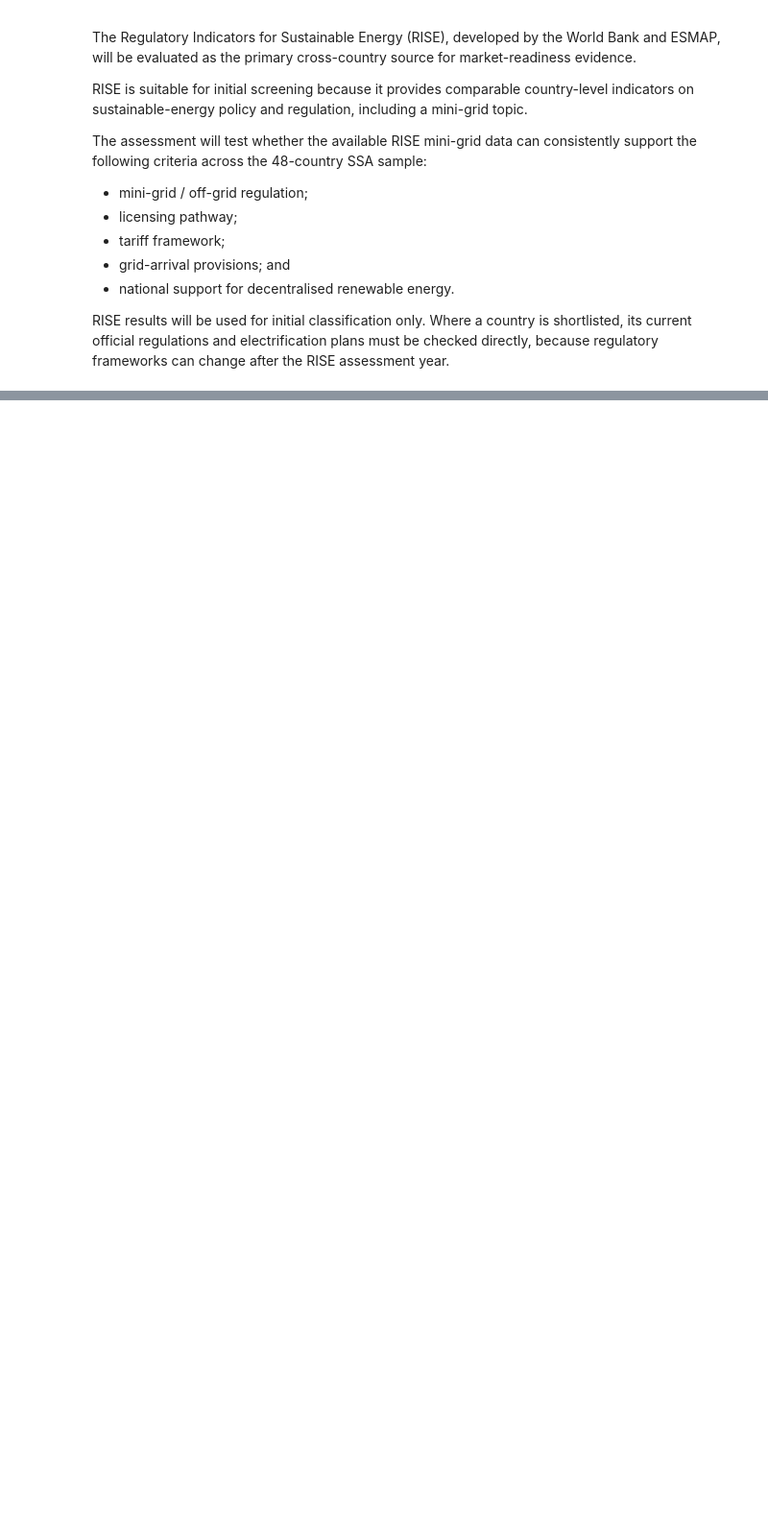
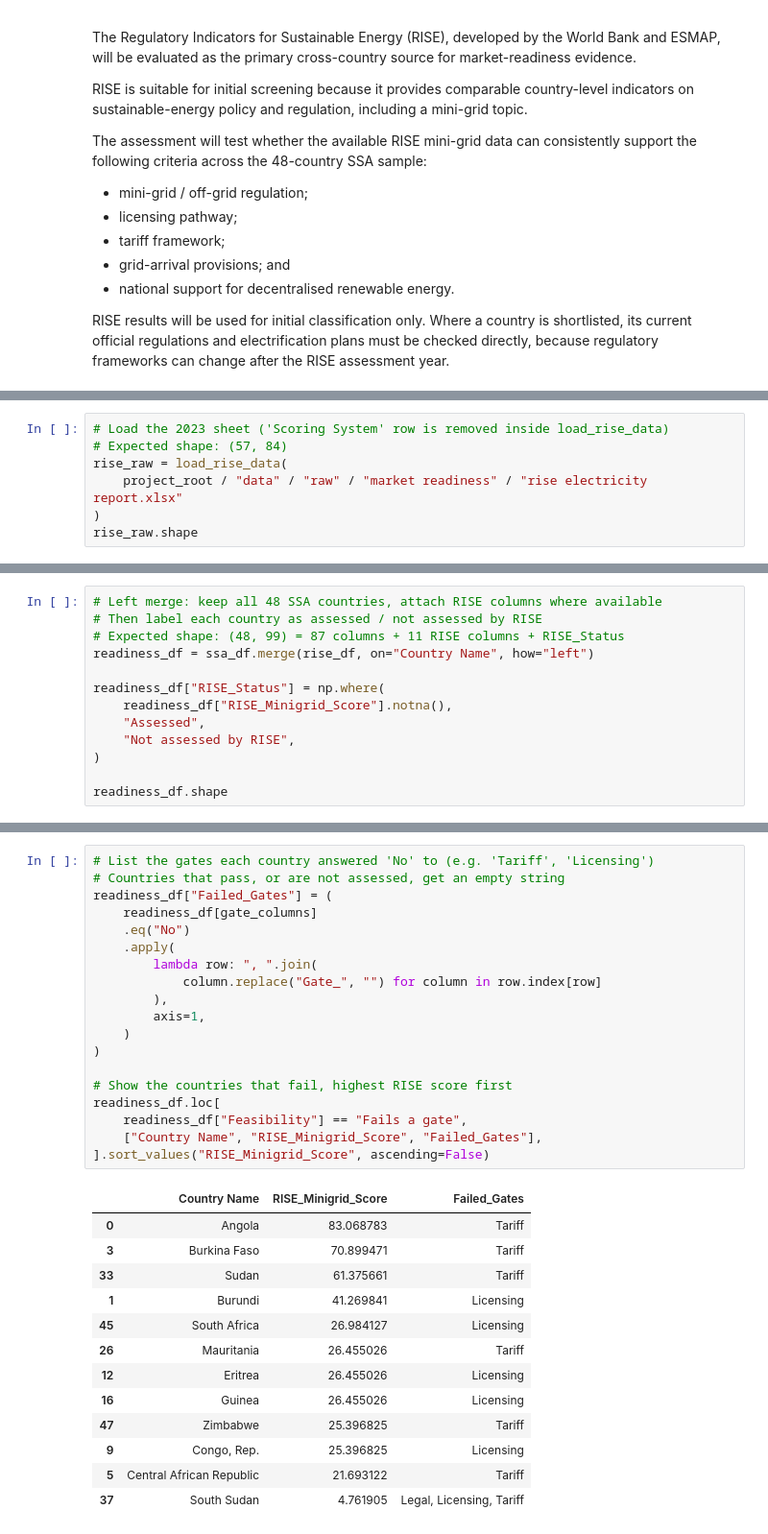
Before and after one commit to meezhay/energy-market-intelligence, a Jupyter notebook: notebooks/04_market_readiness.ipynb, the cells around one changed output, grey strips where cells are left out. Shown at 96% size. Saved outputs shown, nothing was run; the diff lists cells and outputs as text; blank space fills up the shorter version.

```diff
--- a/notebooks/04_market_readiness.ipynb
+++ b/notebooks/04_market_readiness.ipynb
@@ -280,0 +97,7 @@ ImportError: `Import html5lib` failed.  Use pip or conda to install the html5lib
+# %%
+# Load the 2023 sheet ('Scoring System' row is removed inside load_rise_data)
+# Expected shape: (57, 84)
+rise_raw = load_rise_data(
+    project_root / "data" / "raw" / "market readiness" / "rise electricity report.xlsx"
+)
+rise_raw.shape
@@ -280,0 +189,13 @@ ImportError: `Import html5lib` failed.  Use pip or conda to install the html5lib
+# %%
+# Left merge: keep all 48 SSA countries, attach RISE columns where available
+# Then label each country as assessed / not assessed by RISE
+# Expected shape: (48, 99) = 87 columns + 11 RISE columns + RISE_Status
+readiness_df = ssa_df.merge(rise_df, on="Country Name", how="left")
+
+readiness_df["RISE_Status"] = np.where(
+    readiness_df["RISE_Minigrid_Score"].notna(),
+    "Assessed",
+    "Not assessed by RISE",
+)
+
+readiness_df.shape
@@ -280,0 +265,33 @@ ImportError: `Import html5lib` failed.  Use pip or conda to install the html5lib
+# %%
+# List the gates each country answered 'No' to (e.g. 'Tariff', 'Licensing')
+# Countries that pass, or are not assessed, get an empty string
+readiness_df["Failed_Gates"] = (
+    readiness_df[gate_columns]
+    .eq("No")
+    .apply(
+        lambda row: ", ".join(
+            column.replace("Gate_", "") for column in row.index[row]
+        ),
+        axis=1,
+    )
+)
+
+# Show the countries that fail, highest RISE score first
+readiness_df.loc[
+    readiness_df["Feasibility"] == "Fails a gate",
+    ["Country Name", "RISE_Minigrid_Score", "Failed_Gates"],
+].sort_values("RISE_Minigrid_Score", ascending=False)
+# %% [output]
+|  | Country Name | RISE_Minigrid_Score | Failed_Gates |
+| 0 | Angola | 83.068783 | Tariff |
+| 3 | Burkina Faso | 70.899471 | Tariff |
+| 33 | Sudan | 61.375661 | Tariff |
+| 1 | Burundi | 41.269841 | Licensing |
+| 45 | South Africa | 26.984127 | Licensing |
+| 26 | Mauritania | 26.455026 | Tariff |
+| 12 | Eritrea | 26.455026 | Licensing |
+| 16 | Guinea | 26.455026 | Licensing |
+| 47 | Zimbabwe | 25.396825 | Tariff |
+| 9 | Congo, Rep. | 25.396825 | Licensing |
+| 5 | Central African Republic | 21.693122 | Tariff |
+| 37 | South Sudan | 4.761905 | Legal, Licensing, Tariff |
```
Also changed, not shown: parts of 40 cells of this notebook.
